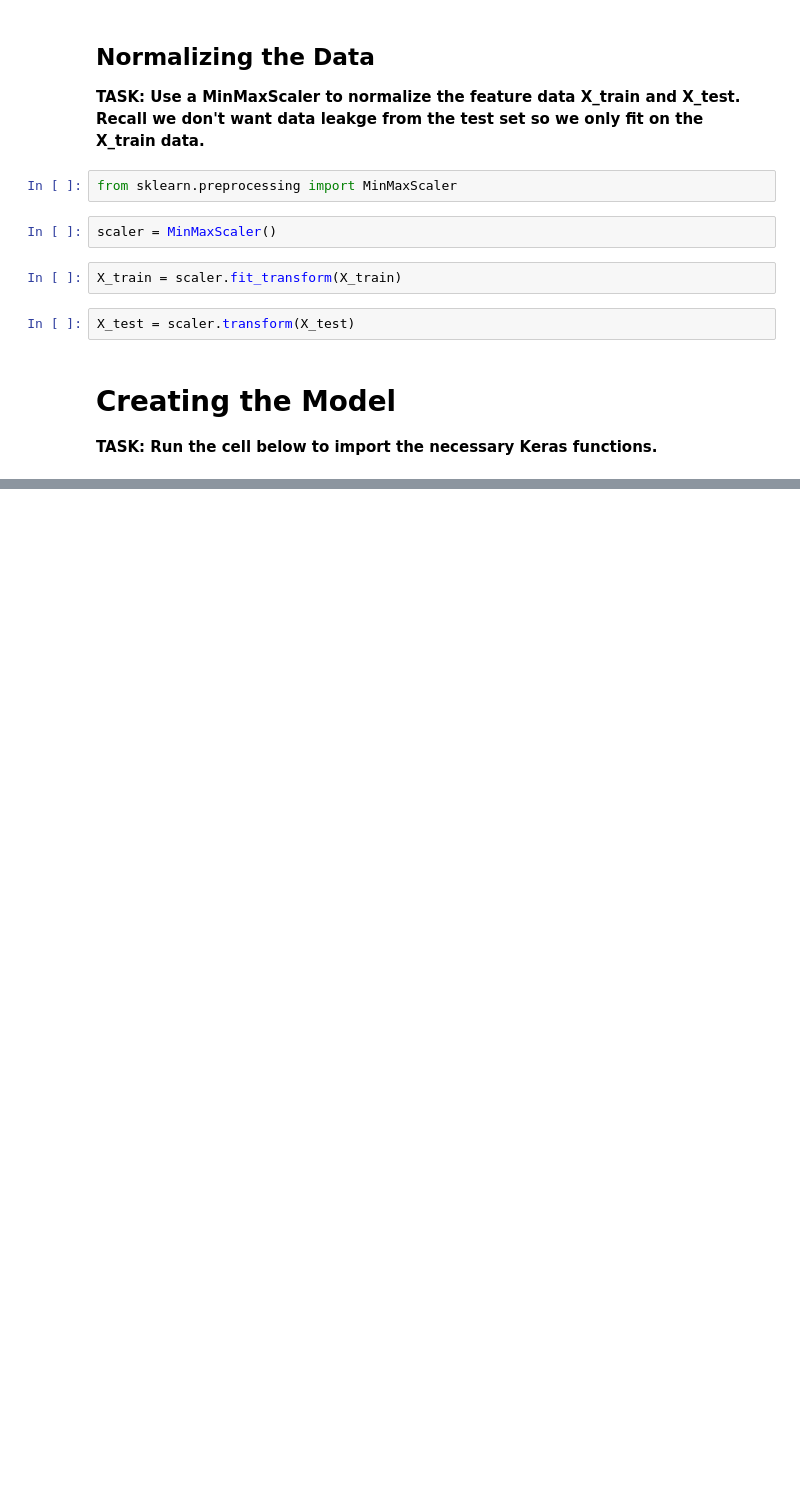
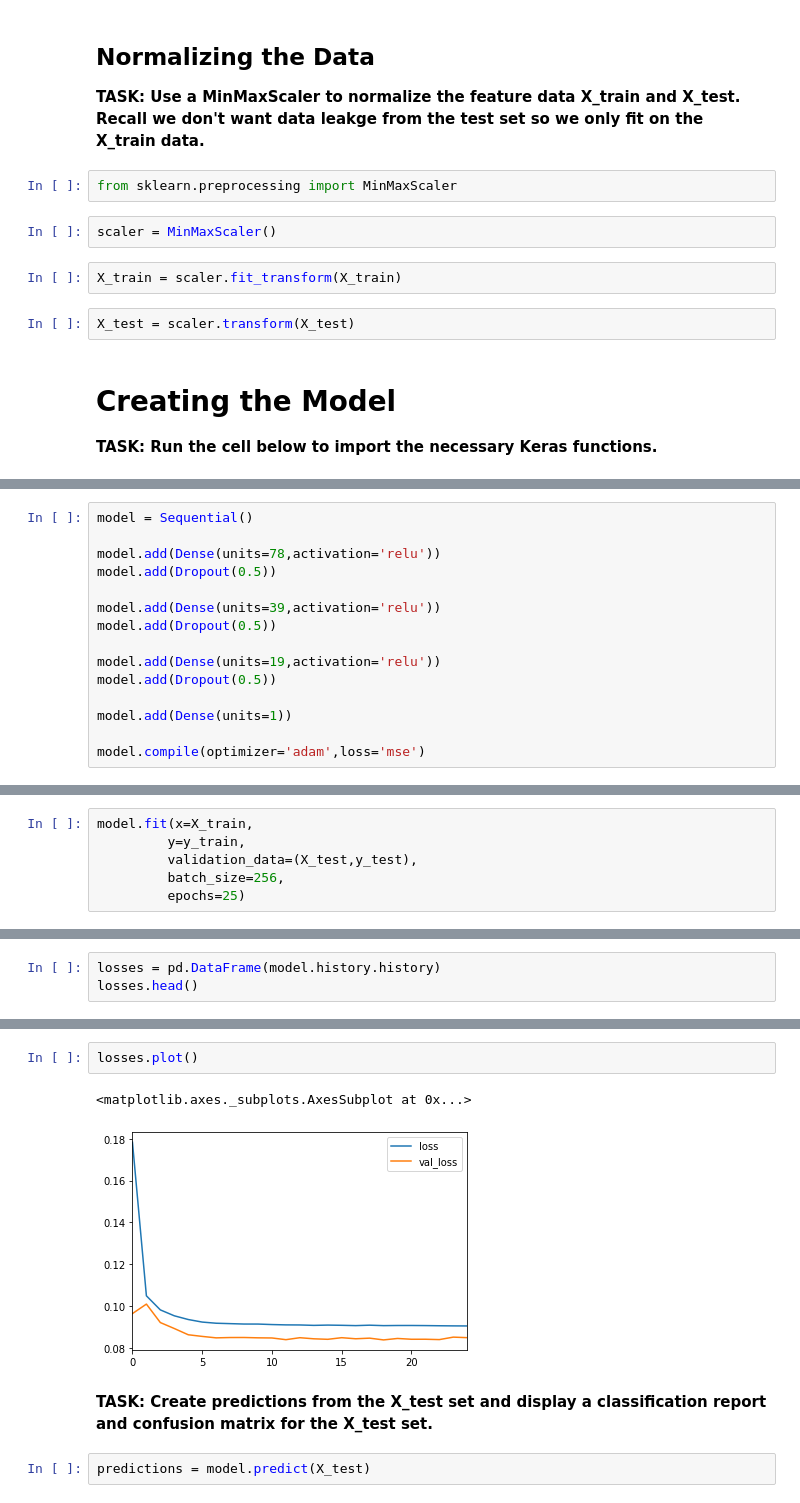
Before and after one commit to GkouskosV/Python-for-Data-Science-and-Machine-Learning-Bootcamp, a Jupyter notebook: Deep_Learning_Sections/Keras_LendingClub_API_Project.ipynb, the cells around one changed output, grey strips where cells are left out. Saved outputs shown, nothing was run; the diff lists cells and outputs as text; blank space fills up the shorter version.

```diff
--- a/Deep_Learning_Sections/Keras_LendingClub_API_Project.ipynb
+++ b/Deep_Learning_Sections/Keras_LendingClub_API_Project.ipynb
@@ -1111,0 +1122,15 @@ X_test = scaler.transform(X_test)
+# %%
+model = Sequential()
+
+model.add(Dense(units=78,activation='relu'))
+model.add(Dropout(0.5))
+
+model.add(Dense(units=39,activation='relu'))
+model.add(Dropout(0.5))
+
+model.add(Dense(units=19,activation='relu'))
+model.add(Dropout(0.5))
+
+model.add(Dense(units=1))
+
+model.compile(optimizer='adam',loss='mse')
@@ -1111,0 +1139,6 @@ X_test = scaler.transform(X_test)
+# %%
+model.fit(x=X_train,
+         y=y_train,
+         validation_data=(X_test,y_test),
+         batch_size=256,
+         epochs=25)
@@ -1111,0 +1172,3 @@ X_test = scaler.transform(X_test)
+# %%
+losses = pd.DataFrame(model.history.history)
+losses.head()
@@ -1111,0 +1182,9 @@ X_test = scaler.transform(X_test)
+# %%
+losses.plot()
+# %% [output]
+<matplotlib.axes._subplots.AxesSubplot at 0x...>
+[figure, added]
+# %% [markdown]
+**TASK: Create predictions from the X_test set and display a classification report and confusion matrix for the X_test set.**
+# %%
+predictions = model.predict(X_test)
```
Also changed, not shown: parts of 9 cells of this notebook, 1 other file.
